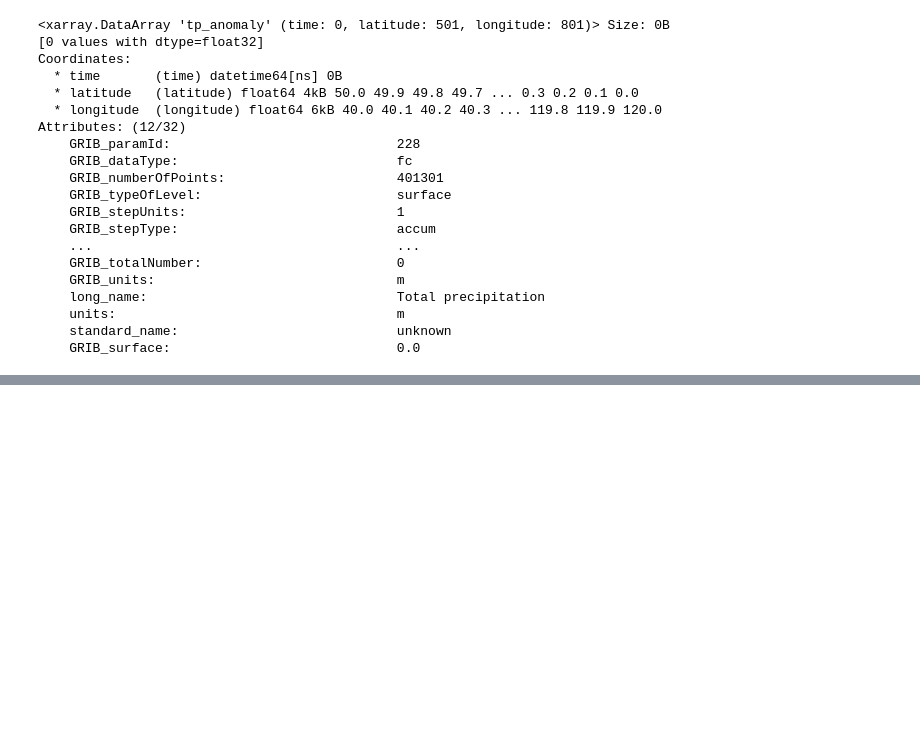
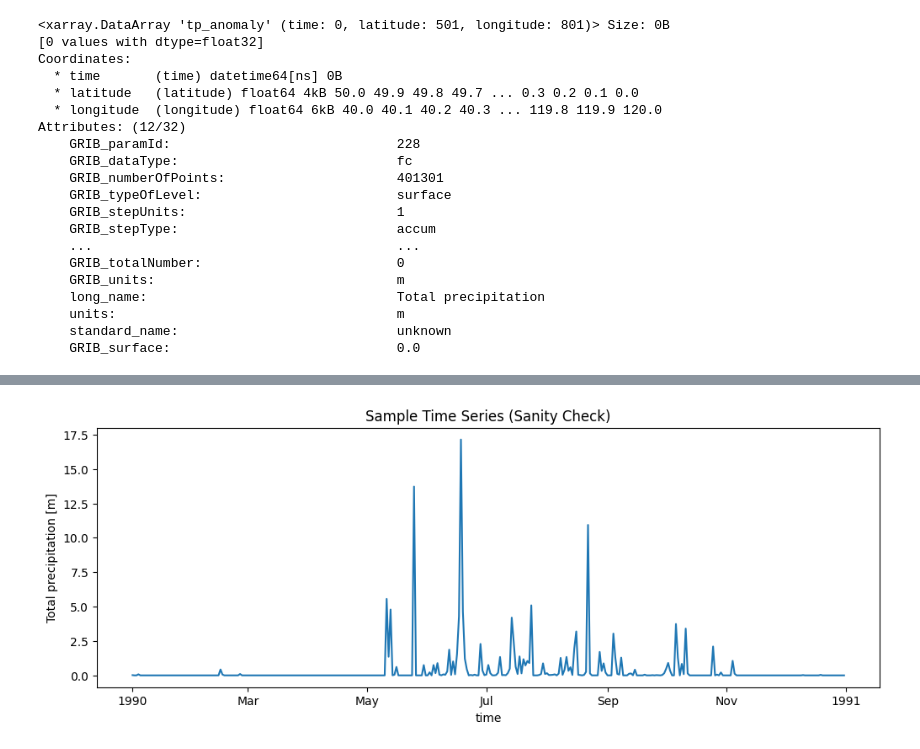
Before and after one commit to nilayiitkgpgit/ERA5, a Jupyter notebook: RoughUse.ipynb, the cells around one changed output, grey strips where cells are left out. Drawn from its saved outputs; the diff is of its cells as text; code cells hidden in the pictures; blank space fills up the shorter version.

```diff
--- a/RoughUse.ipynb
+++ b/RoughUse.ipynb
@@ -1049,0 +1787,93 @@ Attributes: (12/32)
+# %%
+import xarray as xr
+import numpy as np
+import matplotlib.pyplot as plt
+
+# ============================================
+# LOAD FILE
+# ============================================
+
+file = r"D:\PHD 2025~\PHD DOWNLOADS\PRECEPITATION\ERA5_Daily_Prep_1980-2026\ERA5_Daily_Rainfall_1990.nc"
+ds = xr.open_dataset(file)
+
+print("\n📦 DATASET OVERVIEW")
+print(ds)
+
+# ============================================
+# BASIC INFO
+# ============================================
+
+print("\n📅 TIME RANGE")
+print("Start:", ds.valid_time.values[0])
+print("End  :", ds.valid_time.values[-1])
+print("Total timesteps:", len(ds.valid_time))
+
+# ============================================
+# 1. TIME CONTINUITY CHECK
+# ============================================
+
+print("\n⏱️ TIME STEP CHECK")
+time_diff = ds.valid_time.to_series().diff().value_counts()
+print(time_diff)
+
+# ============================================
+# 2. YEARLY DATA COUNT
+# ============================================
+
+print("\n📊 YEAR-WISE DATA COUNT")
+year_counts = ds.valid_time.groupby('valid_time.year').count()
+print(year_counts)
+
+# ============================================
+# 3. CHECK FOR NaNs
+# ============================================
+
+print("\n❓ NaN CHECK")
+nan_count = ds['tp'].isnull().sum().values
+print("Total NaNs:", nan_count)
+
+# ============================================
+# 4. VALUE RANGE CHECK (convert to mm)
+# ============================================
+
+tp_mm = ds['tp'] * 1000
+
+print("\n📏 VALUE RANGE (mm)")
+print("Min:", float(tp_mm.min()))
+print("Max:", float(tp_mm.max()))
+print("Mean:", float(tp_mm.mean()))
+
+# ============================================
+# 5. RANDOM GRID TIME SERIES CHECK
+# ============================================
+
+lat_point = 20
+lon_point = 80
+
+ts = tp_mm.sel(latitude=lat_point, longitude=lon_point, method='nearest')
+
+plt.figure(figsize=(12,4))
+ts.plot()
+plt.title("Sample Time Series (Sanity Check)")
+plt.show()
+
+# ============================================
+# 6. MONTHLY CLIMATOLOGY CHECK
+# ============================================
+
+monthly = tp_mm.groupby('valid_time.month').mean()
+
+plt.figure()
+monthly.sel(latitude=lat_point, longitude=lon_point, method='nearest').plot()
+plt.title("Monthly Climatology")
+plt.show()
+
+# ============================================
+# 7. SINGLE DAY MAP CHECK
+# ============================================
+
+plt.figure()
+tp_mm.isel(valid_time=100).plot()
+plt.title("Spatial Map Check")
+plt.show()
+# %% [output]
@@ -1049,0 +1897 @@ Attributes: (12/32)
+[figure, added]
```
Also changed, not shown: parts of 33 cells of this notebook, 5 other files.
